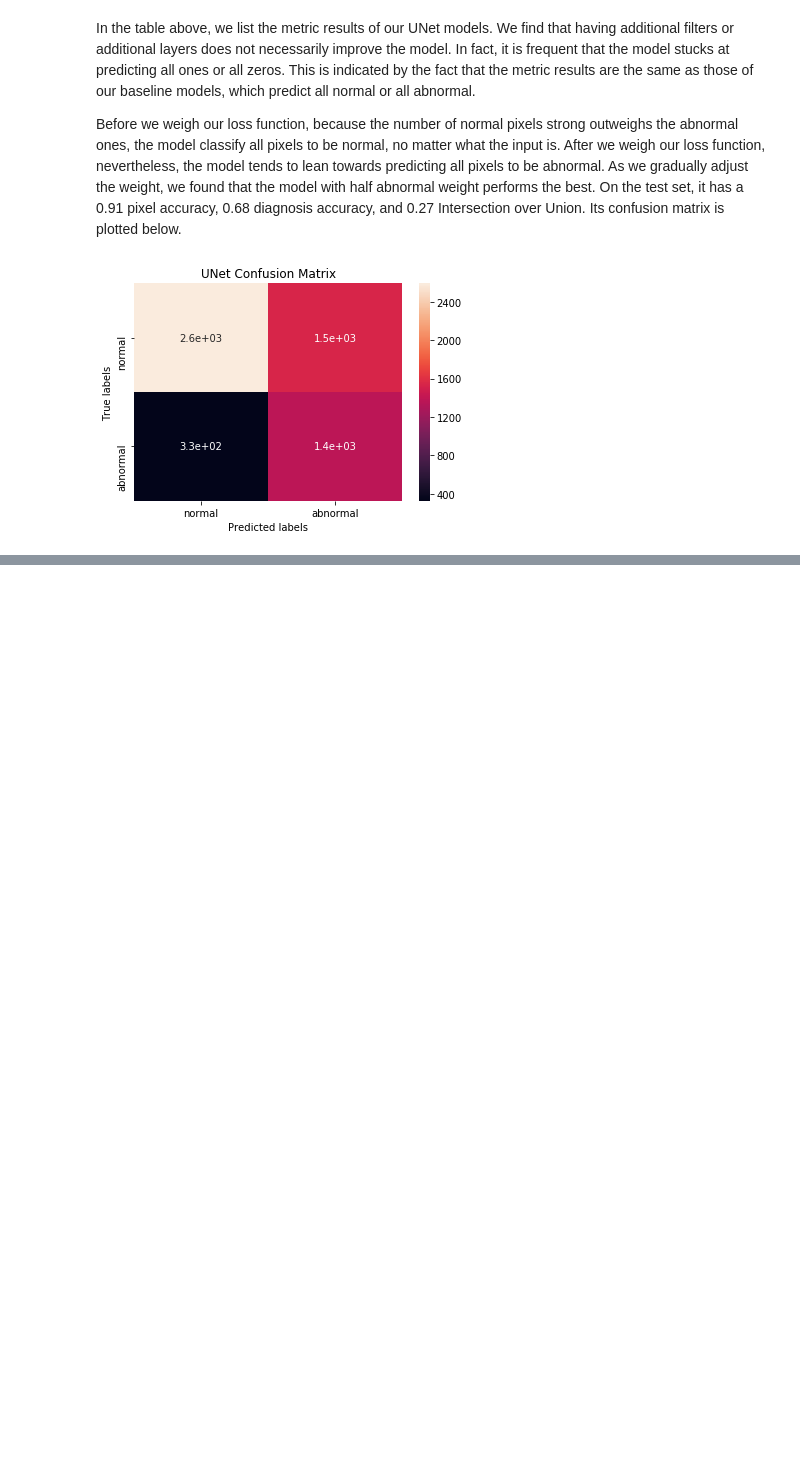
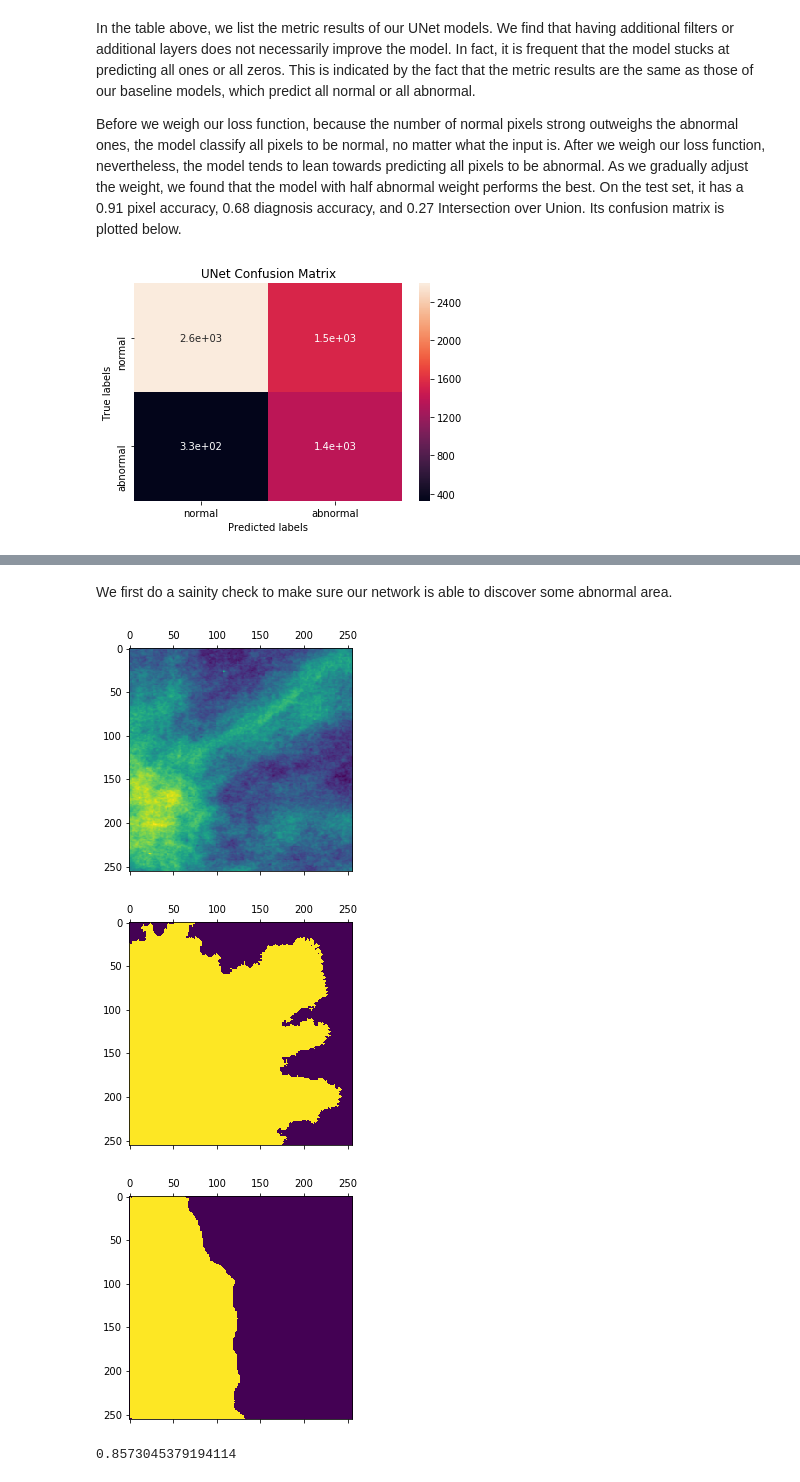
Before and after one commit to lr0516/Cancer_Detection_209B, a Jupyter notebook: Group24_FinalReport.ipynb, the cells around one changed output, grey strips where cells are left out. Drawn from its saved outputs; the diff is of its cells as text; code cells hidden in the pictures; blank space fills up the shorter version.

```diff
--- a/Group24_FinalReport.ipynb
+++ b/Group24_FinalReport.ipynb
@@ -860,0 +941,25 @@ ax.xaxis.set_ticklabels(['normal', 'abnormal']); ax.yaxis.set_ticklabels(['norma
+# %%
+# save/load Res-UNet
+resunet.save('resunet.h5')
+resunet = load_model('resunet.h5',
+                     custom_objects={
+                         'adjweighted_crossentropy': adjweighted_crossentropy,
+                         'diagnosis_acc': diagnosis_acc,
+                         'IoU': IoU
+                     })
+# %% [markdown]
+We first do a sainity check to make sure our network is able to discover some abnormal area.
+# %%
+def check_model(X, Y, model, n):
+    plt.matshow(X[n].reshape(img_shape));
+    plt.matshow(Y[n].reshape(img_shape));
+    x = X[n]
+    y = model.predict(x.reshape(1, *x.shape)).round()
+    plt.matshow(y.reshape(img_shape));
+# %%
+# check
+check_model(X_train, Y_train, resunet, 42)
+# %% [output]
+[figure, added]
+[figure, added]
+[figure, added]
@@ -860,0 +969,5 @@ ax.xaxis.set_ticklabels(['normal', 'abnormal']); ax.yaxis.set_ticklabels(['norma
+# %%
+# pixel-by-pixel accuracy on test set
+pixel_acc_m(Y_test, Y_pred)
+# %% [output]
+0.8573045379194114
```
Also changed, not shown: parts of 20 cells of this notebook.
